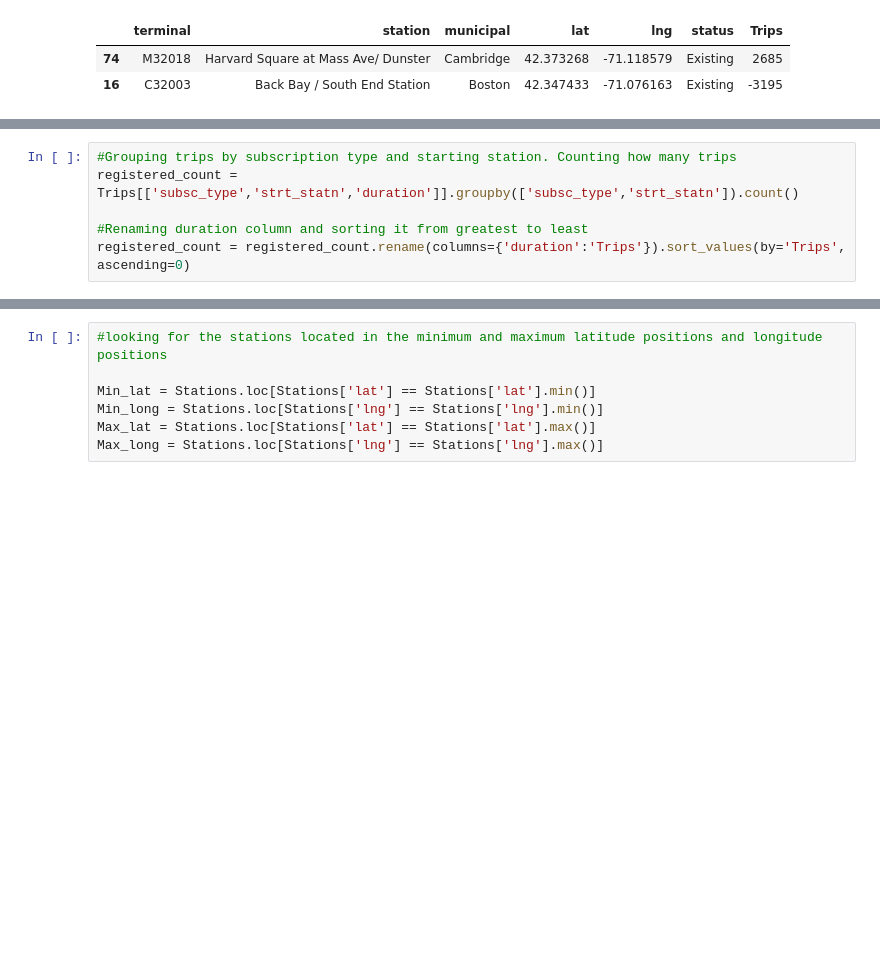
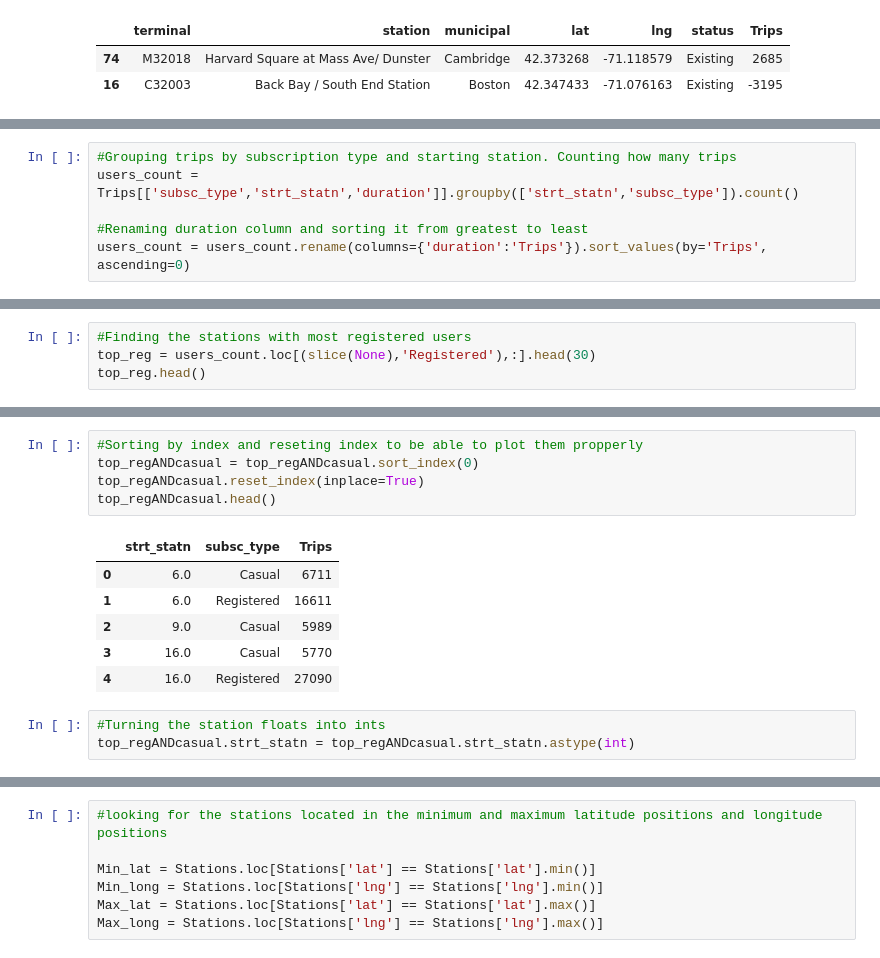
Before and after one commit to jisanos/Hubway-Data-Visualization-Challenge, a Jupyter notebook: Exam_Script.ipynb, the cells around one changed output, grey strips where cells are left out. Cells and saved outputs as stored; diff of their text form; blank space fills up the shorter version.

```diff
--- a/Exam_Script.ipynb
+++ b/Exam_Script.ipynb
@@ -677,6 +698,6 @@ Currently the graph is pretty tight, but I can infer from it that initially some
 # %%
 #Grouping trips by subscription type and starting station. Counting how many trips
-registered_count = Trips[['subsc_type','strt_statn','duration']].groupby(['subsc_type','strt_statn']).count()
+users_count = Trips[['subsc_type','strt_statn','duration']].groupby(['strt_statn','subsc_type']).count()
 
 #Renaming duration column and sorting it from greatest to least
-registered_count = registered_count.rename(columns={'duration':'Trips'}).sort_values(by='Trips', ascending=0)
+users_count = users_count.rename(columns={'duration':'Trips'}).sort_values(by='Trips', ascending=0)
@@ -698,0 +704,4 @@ registered_count.loc['Casual',:].head(3)
+# %%
+#Finding the stations with most registered users
+top_reg = users_count.loc[(slice(None),'Registered'),:].head(30)
+top_reg.head()
@@ -699 +739,16 @@ registered_count.loc['Casual',:].head(3)
+# %%
+#Sorting by index and reseting index to be able to plot them propperly
+top_regANDcasual = top_regANDcasual.sort_index(0)
+top_regANDcasual.reset_index(inplace=True)
+top_regANDcasual.head()
+# %% [output]
+|  | strt_statn | subsc_type | Trips |
+| 0 | 6.0 | Casual | 6711 |
+| 1 | 6.0 | Registered | 16611 |
+| 2 | 9.0 | Casual | 5989 |
+| 3 | 16.0 | Casual | 5770 |
+| 4 | 16.0 | Registered | 27090 |
+# %%
+#Turning the station floats into ints
+top_regANDcasual.strt_statn = top_regANDcasual.strt_statn.astype(int)
 # %%
```
Also changed, not shown: parts of 37 cells of this notebook.
